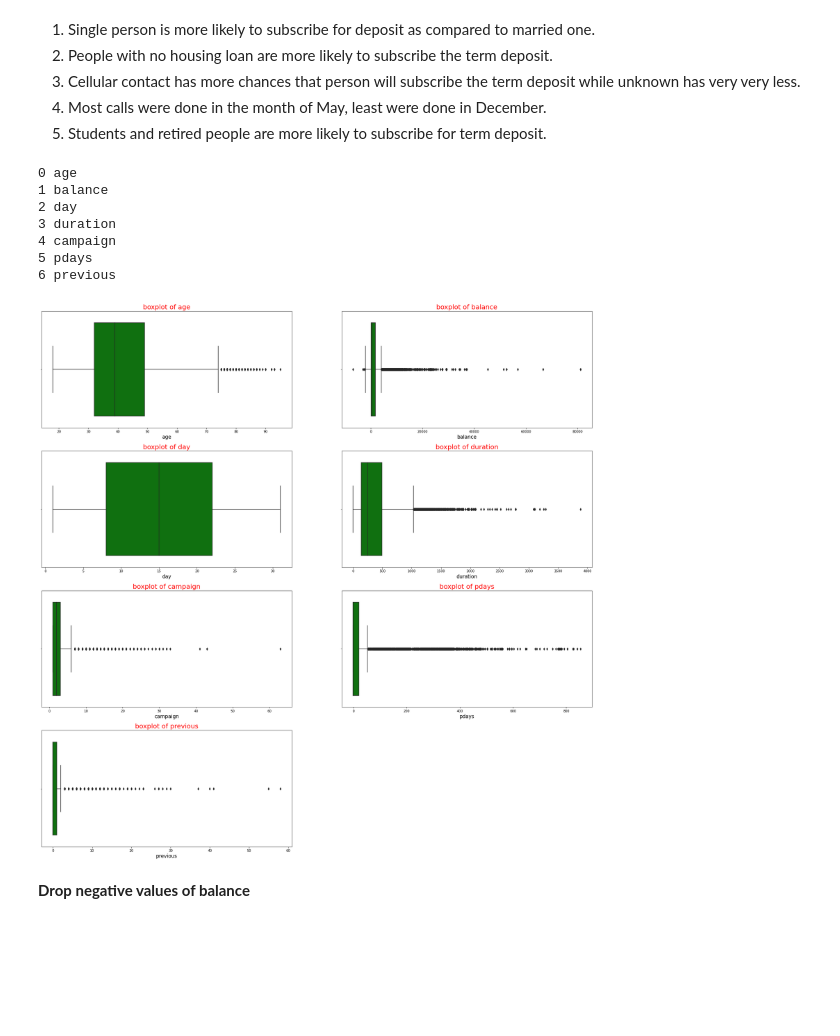
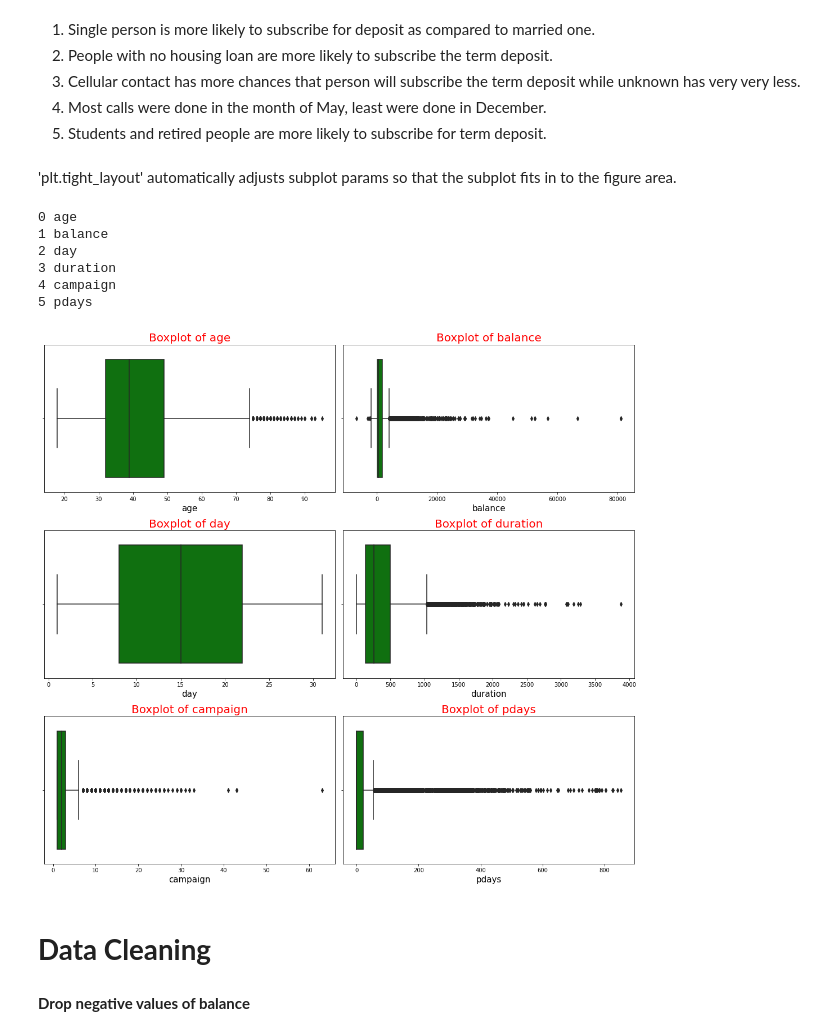
Before and after one commit to manishmawatwal/Bank-Marketing, a Jupyter notebook: Bank_Marketing.ipynb, the cells around one changed output. Saved outputs shown, nothing was run; the diff lists cells and outputs as text; code cells hidden in the pictures; blank space fills up the shorter version.

```diff
--- a/Bank_Marketing.ipynb
+++ b/Bank_Marketing.ipynb
@@ -244,26 +260,30 @@ plt.show()
 3. Cellular contact has more chances that person will subscribe the term deposit while unknown has very very less.
 4. Most calls were done in the month of May, least were done in December.
 5. Students and retired people are more likely to subscribe for term deposit.
+# %% [markdown]
+'plt.tight_layout' automatically adjusts subplot params so that the subplot fits in to the figure area.
 # %%
-df_num = df[['age', 'balance', 'day', 'duration', 'campaign', 'pdays', 'previous']]
-col = ['age', 'balance', 'day', 'duration', 'campaign', 'pdays', 'previous']
-plt.figure(figsize = (30, 30))
+df_num = df[['age', 'balance', 'day', 'duration', 'campaign', 'pdays']]
+col = ['age', 'balance', 'day', 'duration', 'campaign', 'pdays']
+plt.figure(figsize = (15, 18))
 for i, v in enumerate(col):
   print(i, v)
   plt.subplot(4, 2, i + 1)
   sns.boxplot(x = v, data = df_num, color = 'green')
-  plt.title('boxplot of {}'.format(v), size = 20, color = 'red')
+  plt.title('Boxplot of {}'.format(v), size = 20, color = 'red')
   plt.xlabel('{}'.format(v), size = 15)
+plt.tight_layout()
 plt.show()
 # %% [output]
 0 age
 1 balance
 2 day
 3 duration
 4 campaign
 5 pdays
-6 previous
-[figure, old version]
+[figure, new version]
+# %% [markdown]
+# **Data Cleaning**
 # %% [markdown]
 **Drop negative values of balance**
 # %%
```
Also changed, not shown: parts of 28 cells of this notebook.
